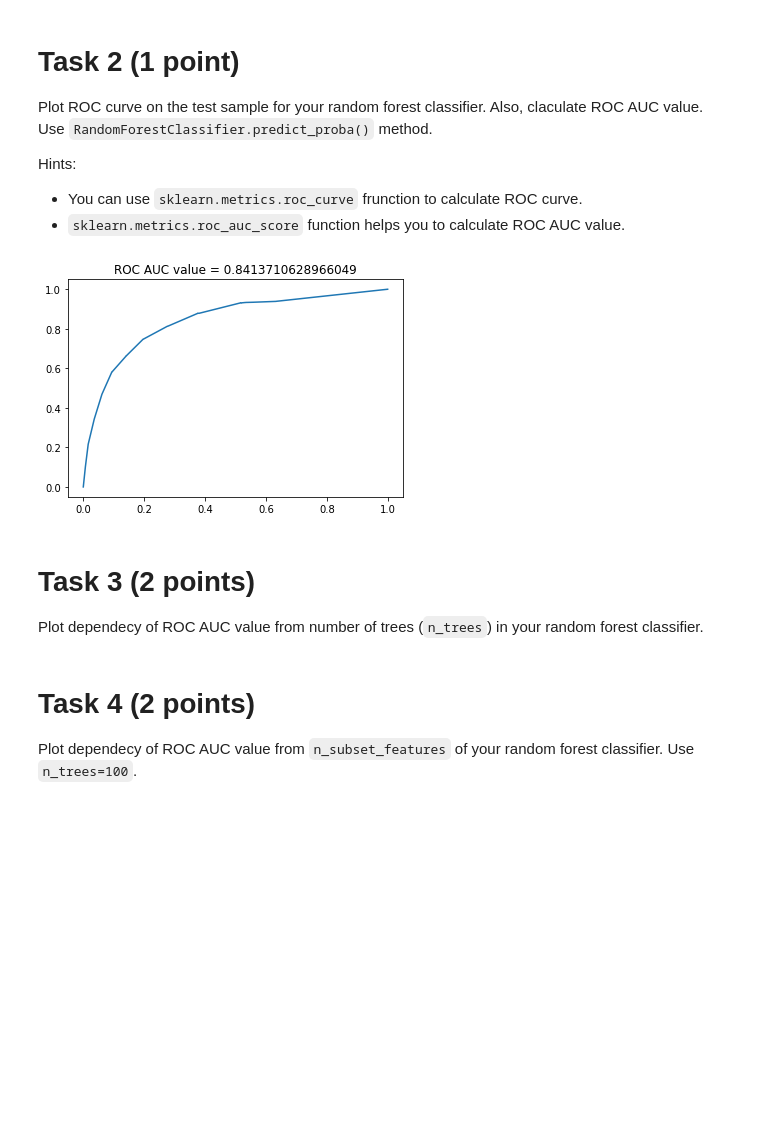
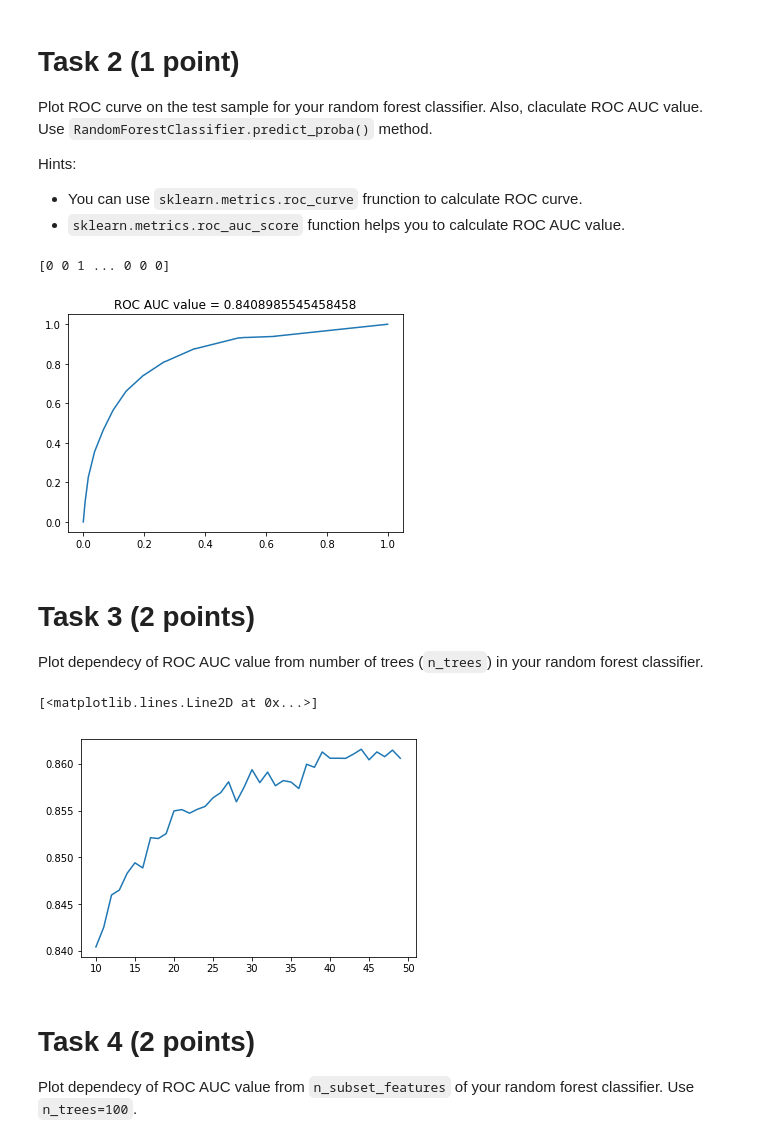
Before and after one commit to DeagleGross/HSE-ML-Course, a Jupyter notebook: s10 Random Forest/korolev_dmitry.ipynb, the cells around one changed output. Drawn from its saved outputs; the diff is of its cells as text; code cells hidden in the pictures; blank space fills up the shorter version.

```diff
--- a/s10 Random Forest/korolev_dmitry.ipynb
+++ b/s10 Random Forest/korolev_dmitry.ipynb
@@ -215,11 +215,12 @@ class RandomForestCalssifier(object):
         c = range(probabilities.shape[2])
         tree_predicts = []
 
-        for tree_probas in probabilities:
-            tree_predicts.append([max(c, key=lambda _class: sample_probas[_class]) for sample_probas in tree_probas])
+        for tp in probabilities:
+            for sp in tp:
+                tree_predicts.append(max(c, key=lambda _class: sp[_class]))
 
         labels = []
-        for sample_predicts in zip(*tree_predicts):
+        for sample_predicts in zip(tree_predicts):
             labels.append(max(c, key=sample_predicts.count))
 
         return labels
@@ -248,11 +249,28 @@ plt.plot(Rx, Ry)
 plt.title('ROC AUC value = ' + str(auc(Rx, Ry)))
 plt.show()
 # %% [output]
+[0 0 1 ... 0 0 0]
 [figure]
 # %% [markdown]
 # Task 3 (2 points)
 
 Plot dependecy of ROC AUC value from number of trees (`n_trees`) in your random forest classifier.
+# %%
+rocauc = []
+x = range(10, 50)
+
+for i in x:
+    curr_clf = RandomForestCalssifier(n_trees=i)
+    curr_clf.fit(X_train, y_train)
+    res_probabis = curr_clf.predict_proba(X_test)
+
+    Rx, Ry, tmp = roc_curve(y_test, res_probabis[:, 1])
+    rocauc.append(auc(Rx, Ry))
+
+plt.plot(x, rocauc)
+# %% [output]
+[<matplotlib.lines.Line2D at 0x...>]
+[figure, added]
 # %% [markdown]
 # Task 4 (2 points)
 
```
Also changed, not shown: parts of 3 cells of this notebook.
